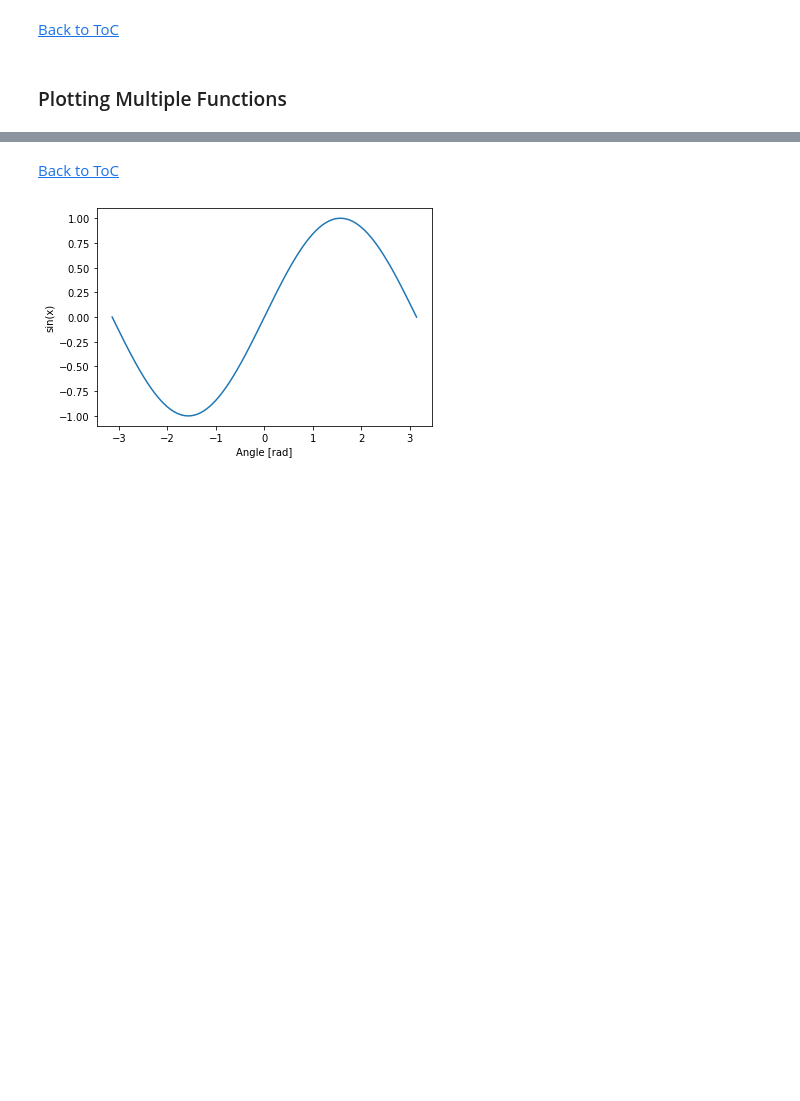
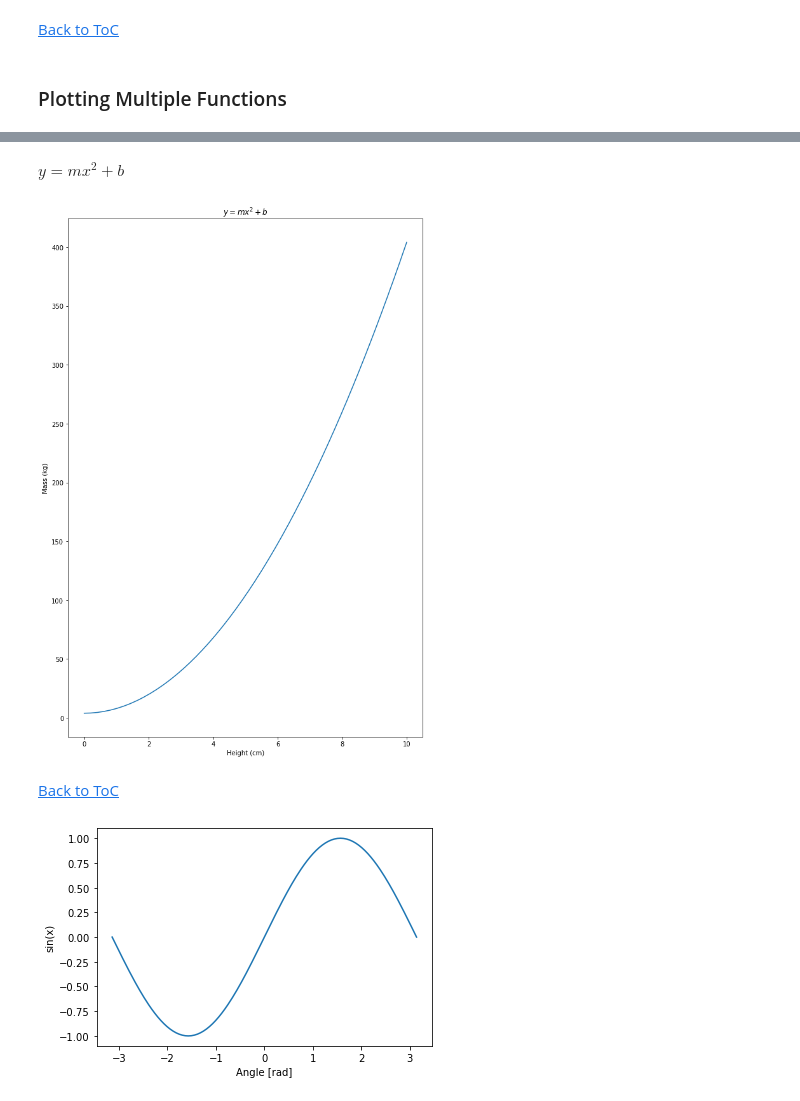
Before and after one commit to vblacklion/Data_Visualizations_with_Matplotlib_and_Seaborn, a Jupyter notebook: Matplotlib.ipynb, the cells around one changed output, grey strips where cells are left out. Drawn from its saved outputs; the diff is of its cells as text; code cells hidden in the pictures; blank space fills up the shorter version.

```diff
--- a/Matplotlib.ipynb
+++ b/Matplotlib.ipynb
@@ -87,3 +126,23 @@ fig, ax = plt.subplots(figsize=(10,5))
+# %% [markdown]
+$y = m x^2 + b$
+# %%
+m = 4
+b = 4
+x = np.linspace(0, 10)
+y = m * x **2 + b
+
+fig, ax = plt.subplots(figsize=(10,15))
+
+ax.set_xlabel("Height (cm)")
+ax.set_ylabel("Mass (kg)")
+
+# Set the title
+ax.set_title("$y = m x^2 + b$")
+
+plt.plot(x,y)
+plt.show()
+# %% [output]
+[figure, added]
 # %% [markdown]
 <a href='#toc'>Back to ToC</a>
 # %%
```
Also changed, not shown: parts of 13 cells of this notebook.
